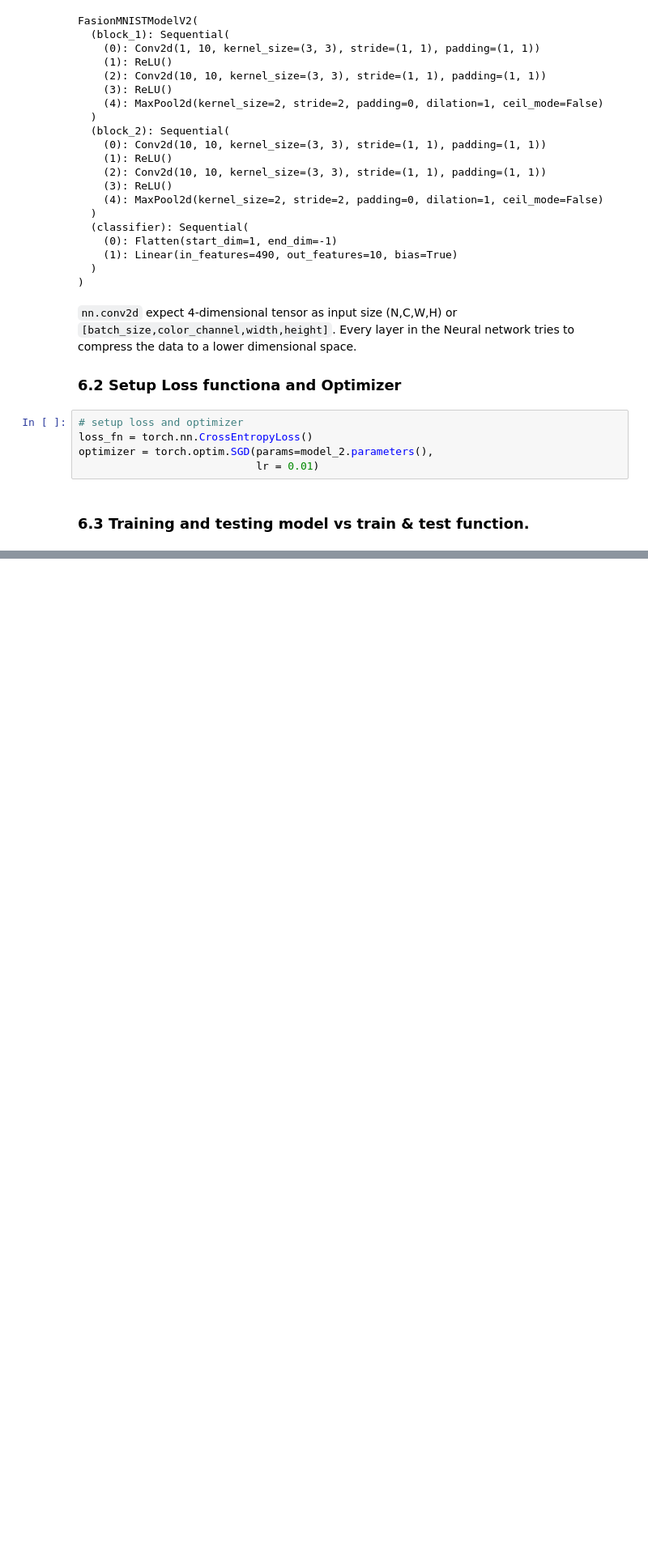
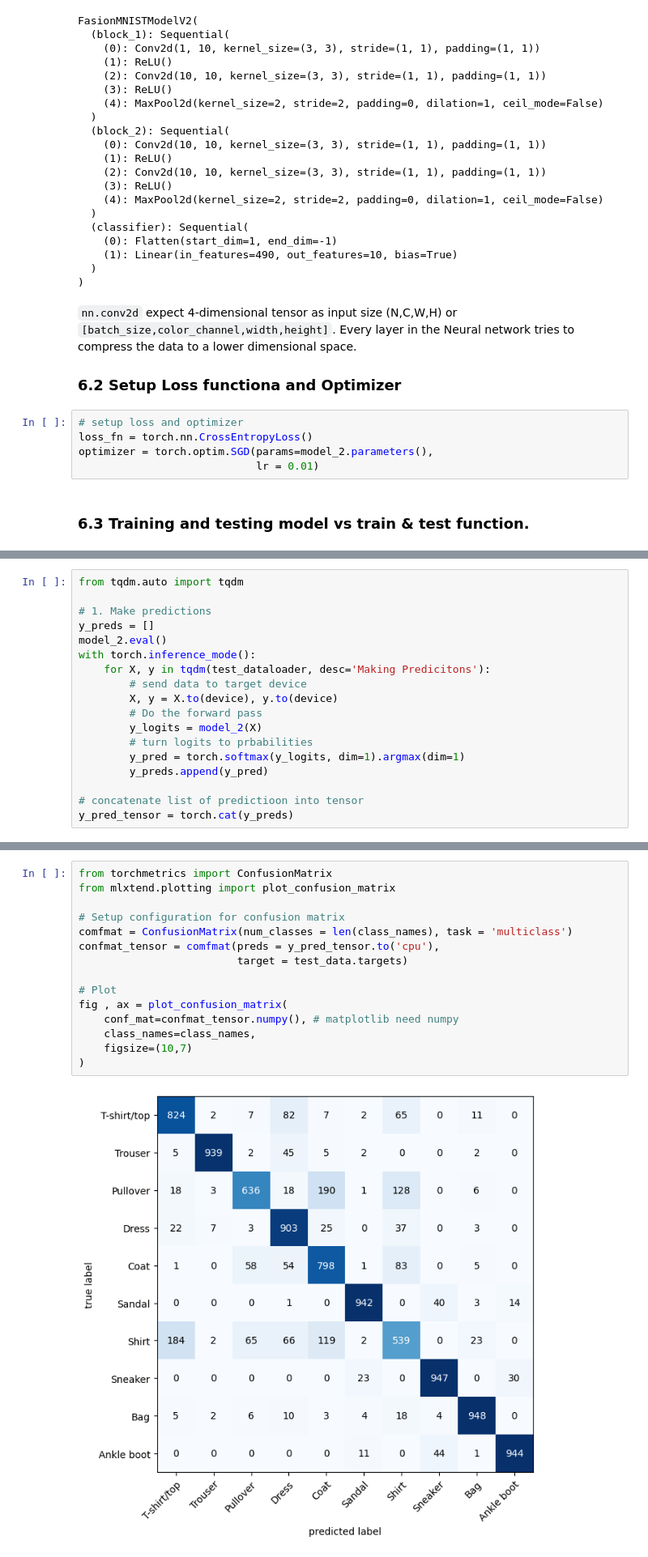
Before and after one commit to kailas711/ZTM-PyTorch, a Jupyter notebook: 03. PyTorch Computer Vision.ipynb, the cells around one changed output, grey strips where cells are left out. Shown at 81% size. Drawn from its saved outputs; the diff is of its cells as text; blank space fills up the shorter version.

```diff
--- a/03. PyTorch Computer Vision.ipynb
+++ b/03. PyTorch Computer Vision.ipynb
@@ -759,0 +878,18 @@ model_2_result
+# %%
+from tqdm.auto import tqdm
+
+# 1. Make predictions
+y_preds = []
+model_2.eval()
+with torch.inference_mode():
+    for X, y in tqdm(test_dataloader, desc='Making Predicitons'):
+        # send data to target device
+        X, y = X.to(device), y.to(device)
+        # Do the forward pass
+        y_logits = model_2(X)
+        # turn logits to prbabilities
+        y_pred = torch.softmax(y_logits, dim=1).argmax(dim=1)
+        y_preds.append(y_pred)
+
+# concatenate list of predictioon into tensor
+y_pred_tensor = torch.cat(y_preds)
@@ -759,0 +906,17 @@ model_2_result
+# %%
+from torchmetrics import ConfusionMatrix
+from mlxtend.plotting import plot_confusion_matrix
+
+# Setup configuration for confusion matrix
+comfmat = ConfusionMatrix(num_classes = len(class_names), task = 'multiclass')
+confmat_tensor = comfmat(preds = y_pred_tensor.to('cpu'),
+                         target = test_data.targets)
+
+# Plot
+fig , ax = plot_confusion_matrix(
+    conf_mat=confmat_tensor.numpy(), # matplotlib need numpy
+    class_names=class_names,
+    figsize=(10,7)
+)
+# %% [output]
+[figure, added]
```
Also changed, not shown: parts of 22 cells of this notebook, 1 other file.
